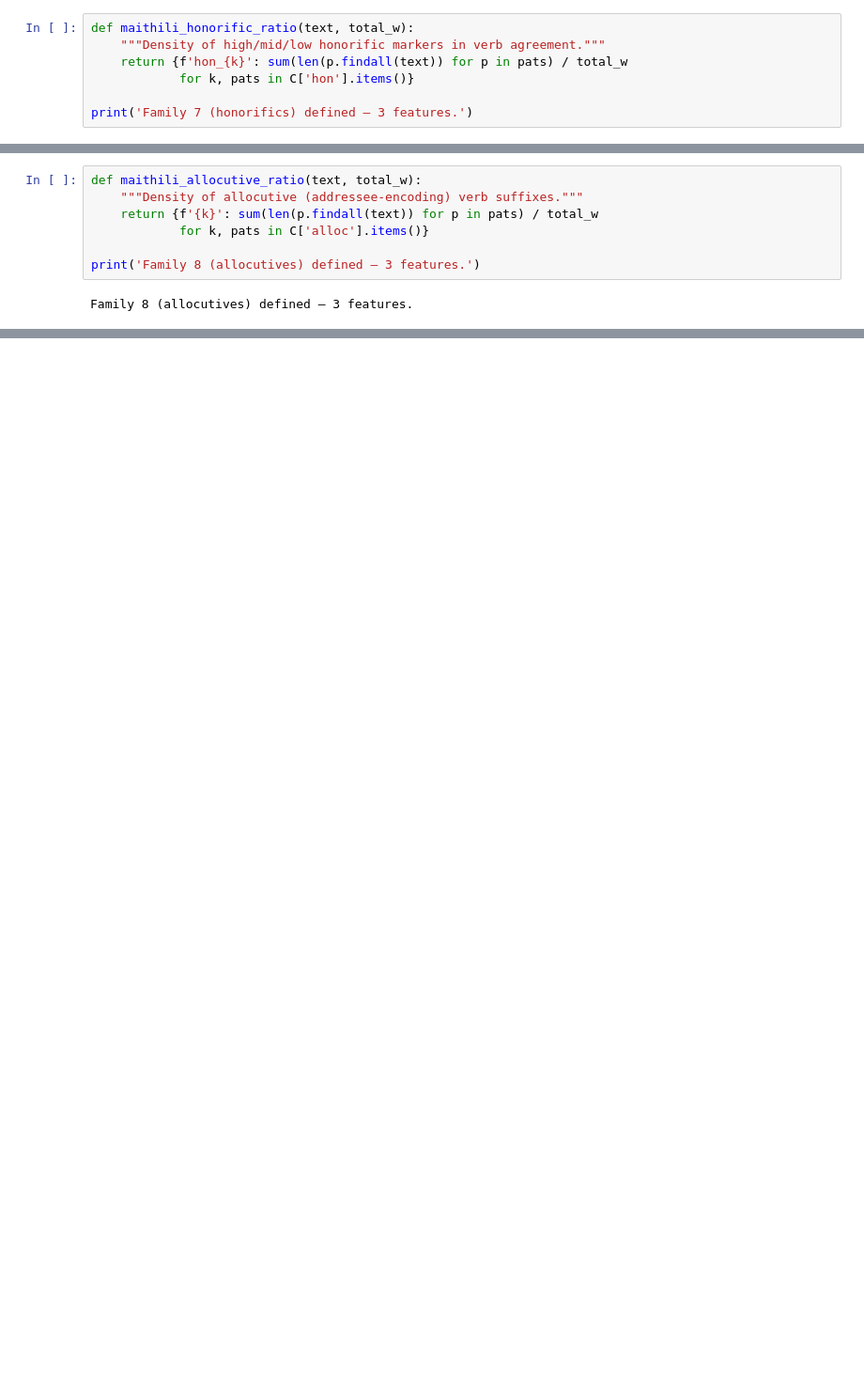
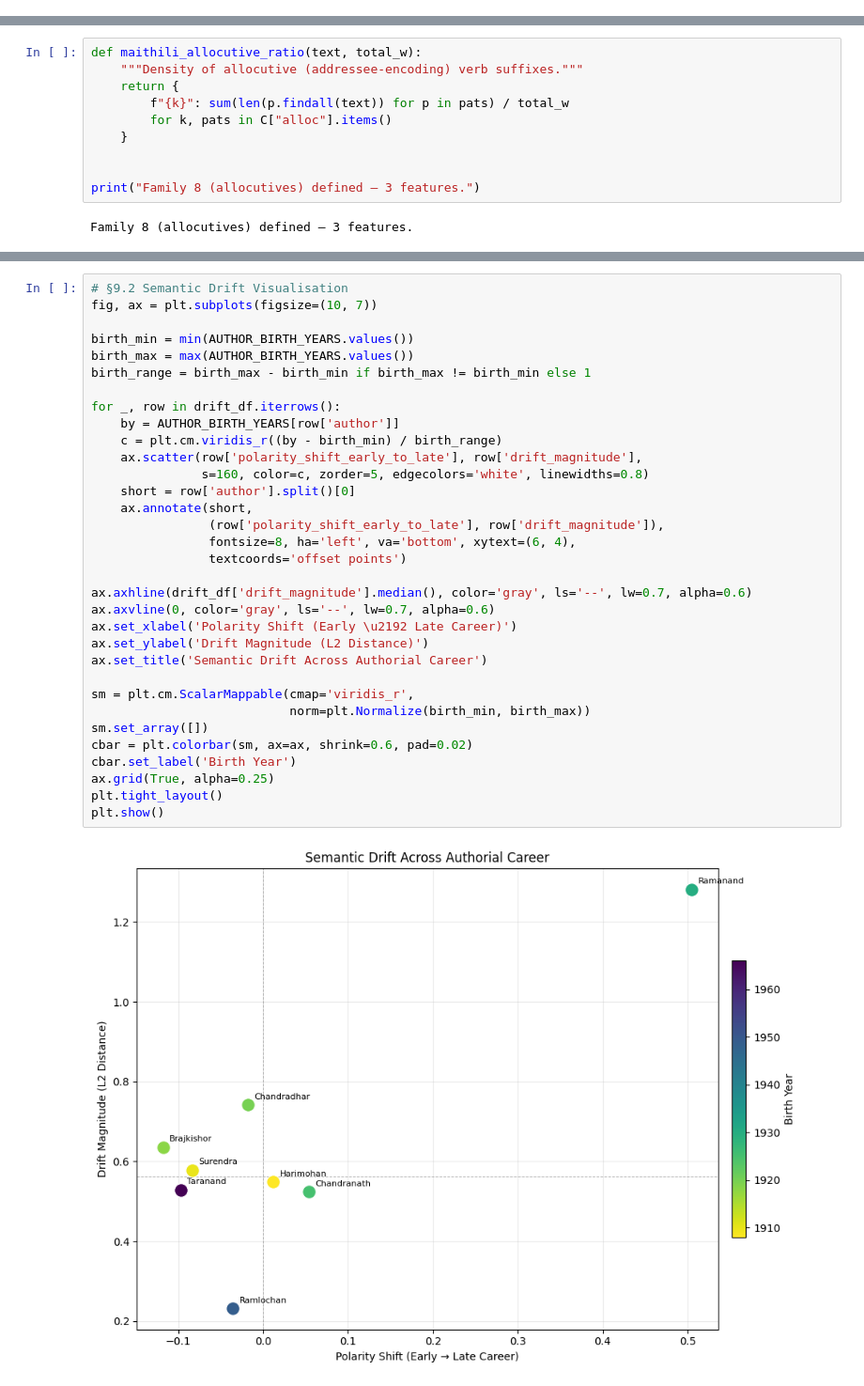
Before and after one commit to kishlay-git/maithili-authorship, a Jupyter notebook: Maithili_Authorship_Notebook.ipynb, the cells around one changed output, grey strips where cells are left out. Shown at 94% size. Saved outputs shown, nothing was run; the diff lists cells and outputs as text; blank space fills up the shorter version.

```diff
--- a/Maithili_Authorship_Notebook.ipynb
+++ b/Maithili_Authorship_Notebook.ipynb
@@ -1089,7 +1474,0 @@ Family 6 (pronouns) defined — 4 features.
-# %%
-def maithili_honorific_ratio(text, total_w):
-    """Density of high/mid/low honorific markers in verb agreement."""
-    return {f'hon_{k}': sum(len(p.findall(text)) for p in pats) / total_w
-            for k, pats in C['hon'].items()}
-
-print('Family 7 (honorifics) defined — 3 features.')
@@ -1100,10 +1486,13 @@ Family 7 (honorifics) defined — 3 features.
 # %%
 def maithili_allocutive_ratio(text, total_w):
     """Density of allocutive (addressee-encoding) verb suffixes."""
-    return {f'{k}': sum(len(p.findall(text)) for p in pats) / total_w
-            for k, pats in C['alloc'].items()}
+    return {
+        f"{k}": sum(len(p.findall(text)) for p in pats) / total_w
+        for k, pats in C["alloc"].items()
+    }
 
-print('Family 8 (allocutives) defined — 3 features.')
+
+print("Family 8 (allocutives) defined — 3 features.")
 # %% [output]
 Family 8 (allocutives) defined — 3 features.
 # %% [markdown]
@@ -2209,0 +2138,35 @@ Rank
+# %%
+# §9.2 Semantic Drift Visualisation
+fig, ax = plt.subplots(figsize=(10, 7))
+
+birth_min = min(AUTHOR_BIRTH_YEARS.values())
+birth_max = max(AUTHOR_BIRTH_YEARS.values())
+birth_range = birth_max - birth_min if birth_max != birth_min else 1
+
+for _, row in drift_df.iterrows():
+    by = AUTHOR_BIRTH_YEARS[row['author']]
+    c = plt.cm.viridis_r((by - birth_min) / birth_range)
+    ax.scatter(row['polarity_shift_early_to_late'], row['drift_magnitude'],
+               s=160, color=c, zorder=5, edgecolors='white', linewidths=0.8)
+    short = row['author'].split()[0]
+    ax.annotate(short,
+                (row['polarity_shift_early_to_late'], row['drift_magnitude']),
+                fontsize=8, ha='left', va='bottom', xytext=(6, 4),
+                textcoords='offset points')
+
+ax.axhline(drift_df['drift_magnitude'].median(), color='gray', ls='--', lw=0.7, alpha=0.6)
+ax.axvline(0, color='gray', ls='--', lw=0.7, alpha=0.6)
+ax.set_xlabel('Polarity Shift (Early \u2192 Late Career)')
+ax.set_ylabel('Drift Magnitude (L2 Distance)')
+ax.set_title('Semantic Drift Across Authorial Career')
+
+sm = plt.cm.ScalarMappable(cmap='viridis_r',
+                           norm=plt.Normalize(birth_min, birth_max))
+sm.set_array([])
+cbar = plt.colorbar(sm, ax=ax, shrink=0.6, pad=0.02)
+cbar.set_label('Birth Year')
+ax.grid(True, alpha=0.25)
+plt.tight_layout()
+plt.show()
+# %% [output]
+[figure, added]
```
Also changed, not shown: parts of 168 cells of this notebook.
